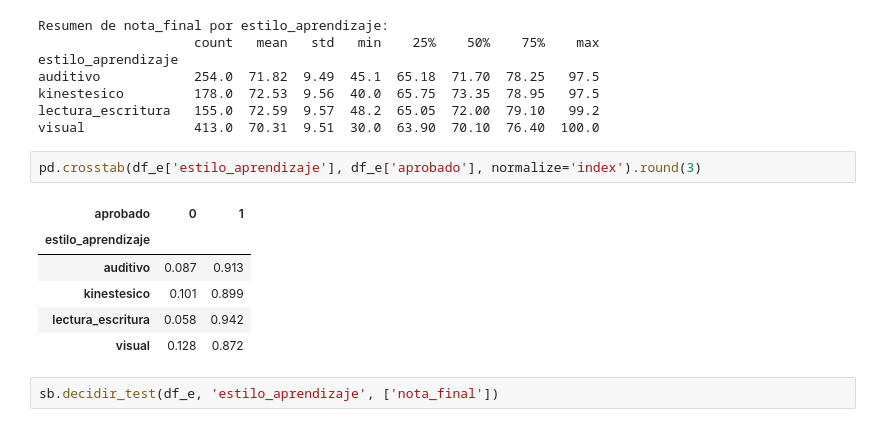
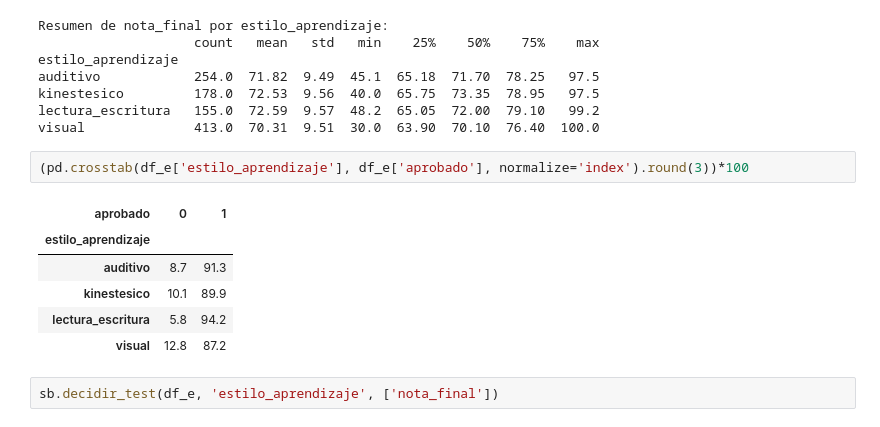
Before and after one commit to FM-Luque/5.DataProyect_Machine_Learning, a Jupyter notebook: notebooks/03_eda.ipynb, the cells around one changed output. Saved outputs shown, nothing was run; the diff lists cells and outputs as text.

```diff
--- a/notebooks/03_eda.ipynb
+++ b/notebooks/03_eda.ipynb
@@ -462,14 +462,14 @@ kinestesico         178.0  72.53  9.56  40.0  65.75  73.35  78.95   97.5
 lectura_escritura   155.0  72.59  9.57  48.2  65.05  72.00  79.10   99.2
 visual              413.0  70.31  9.51  30.0  63.90  70.10  76.40  100.0
 # %%
-pd.crosstab(df_e['estilo_aprendizaje'], df_e['aprobado'], normalize='index').round(3)
+(pd.crosstab(df_e['estilo_aprendizaje'], df_e['aprobado'], normalize='index').round(3))*100
 # %% [output]
 | aprobado | 0 | 1 |
 | estilo_aprendizaje |  |  |
-| auditivo | 0.087 | 0.913 |
-| kinestesico | 0.101 | 0.899 |
-| lectura_escritura | 0.058 | 0.942 |
-| visual | 0.128 | 0.872 |
+| auditivo | 8.7 | 91.3 |
+| kinestesico | 10.1 | 89.9 |
+| lectura_escritura | 5.8 | 94.2 |
+| visual | 12.8 | 87.2 |
 # %%
 sb.decidir_test(df_e, 'estilo_aprendizaje', ['nota_final'])
 # %% [output]
```
Also changed, not shown: parts of 2 cells of this notebook, 6 other files.
